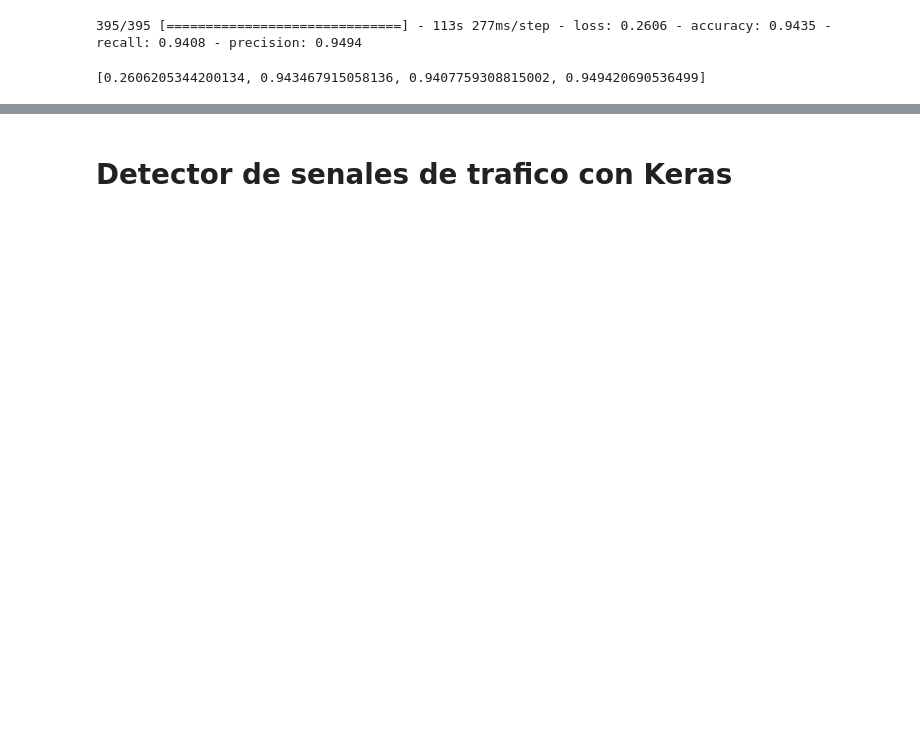
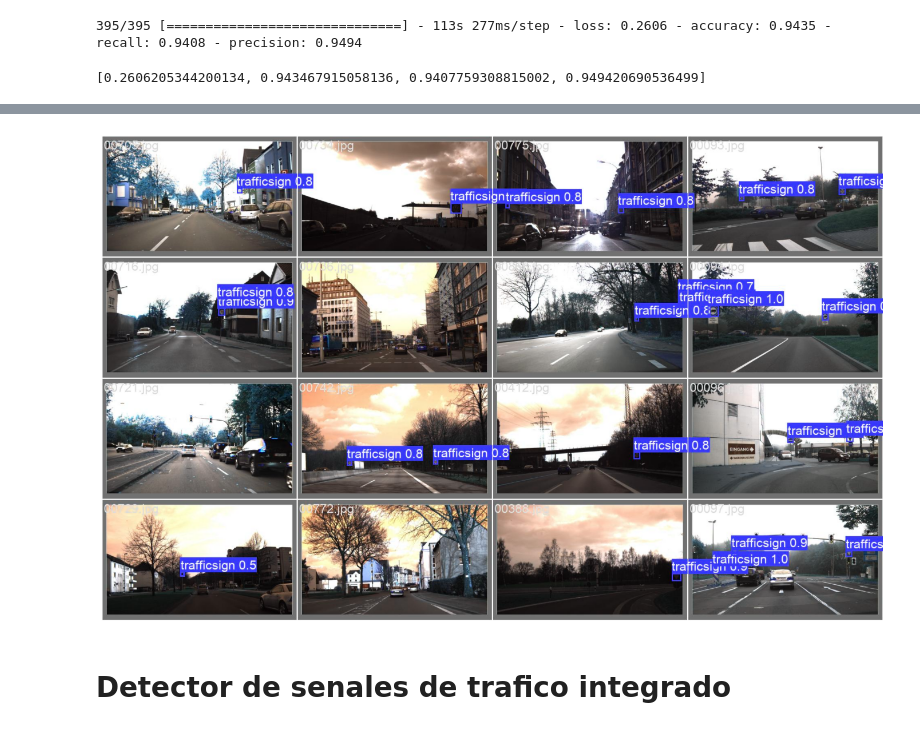
Before and after one commit to fco-parga/mna-navegacion_autonoma, a Jupyter notebook: Actividad-4.2/Actividad_4.2_Clasificacion_CNN_GTRSB_Equipo12.ipynb, the cells around one changed output, grey strips where cells are left out. Cells and saved outputs as stored; diff of their text form; code cells hidden in the pictures; blank space fills up the shorter version.

```diff
--- a/Actividad-4.2/Actividad_4.2_Clasificacion_CNN_GTRSB_Equipo12.ipynb
+++ b/Actividad-4.2/Actividad_4.2_Clasificacion_CNN_GTRSB_Equipo12.ipynb
@@ -270,5 +485,14 @@ tf.reduce_any(tf.equal(model(test_image), 1))
+# %%
+road_img = cv2.imread('trafficsigns_yolo8s_640/train2/val_batch1_pred.jpg')
+
+plt.figure(figsize=(20,11))
+plt.imshow(road_img)
+plt.axis('off')
+plt.show()
+# %% [output]
+[figure, added]
 # %% [markdown]
-# Detector de senales de trafico con Keras
+# Detector de senales de trafico integrado
 # %%
 classes = {
     0:'Speed limit (20km/h)',
```
Also changed, not shown: parts of 39 cells of this notebook, 48 other files.
